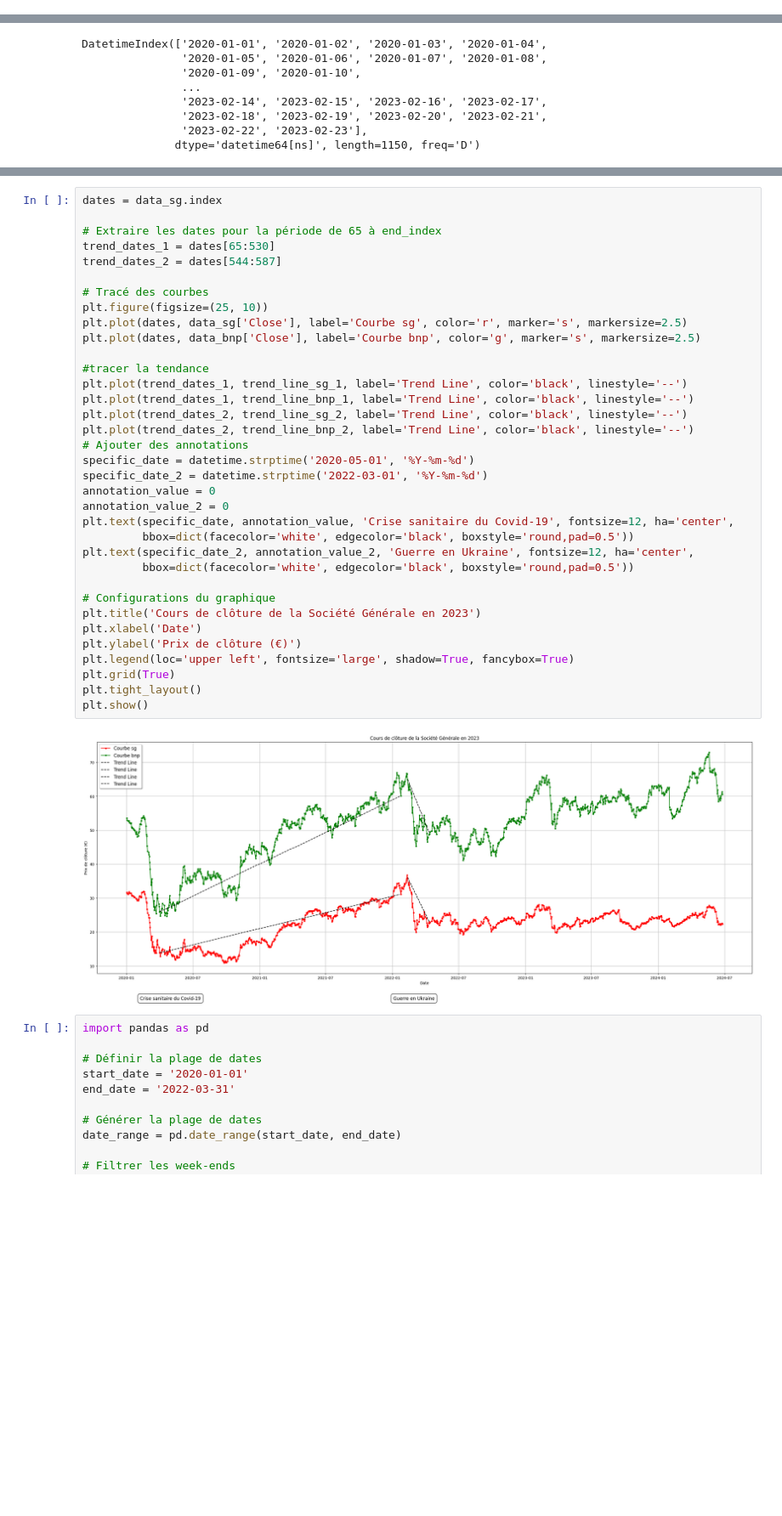
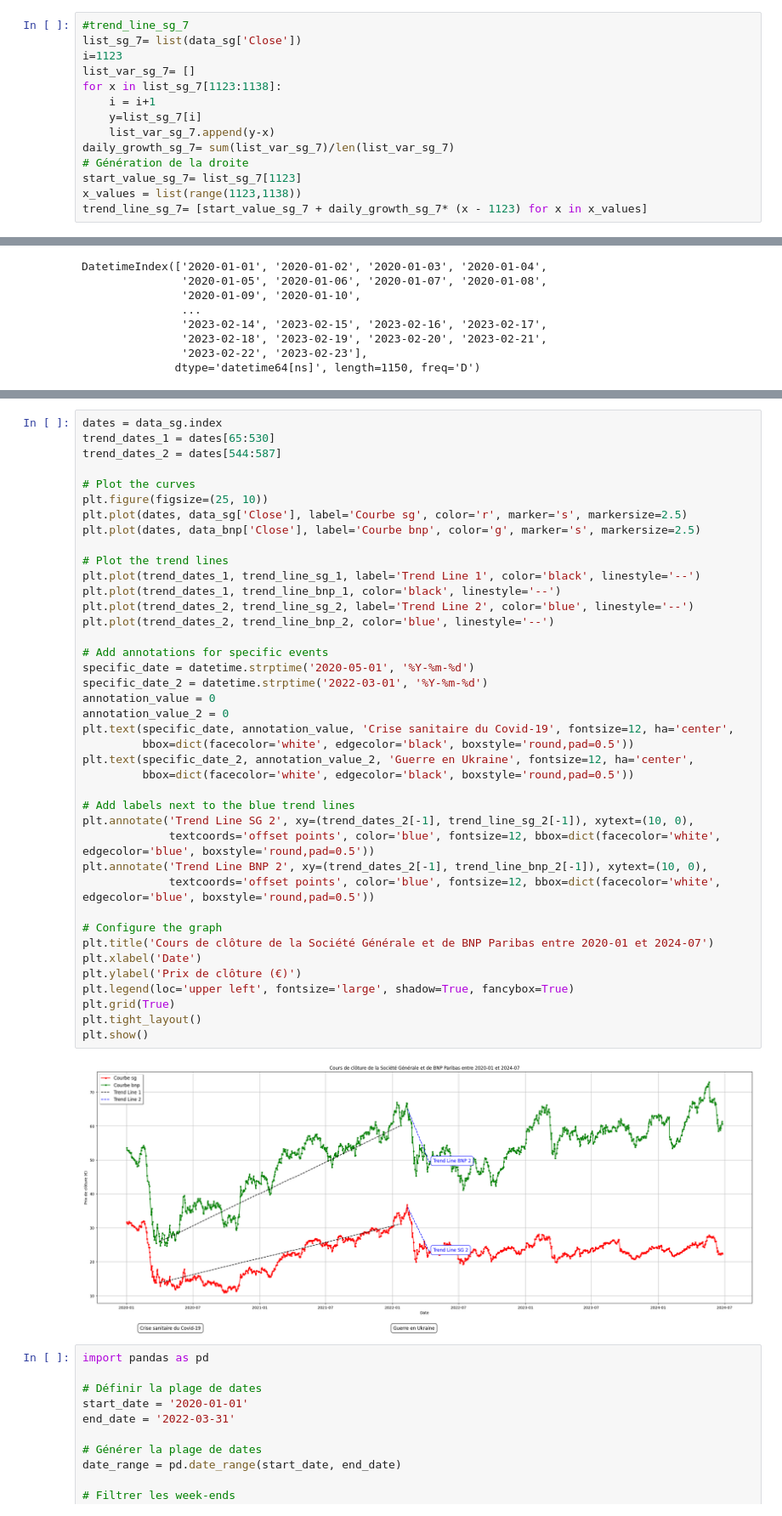
Before and after one commit to douaabllg/Workspace-Douaa, a Jupyter notebook: data_viz.ipynb, the cells around one changed output, grey strips where cells are left out. Shown: that part at 85% size. Drawn from its saved outputs; the diff is of its cells as text; blank space fills up the shorter version.

```diff
--- a/data_viz.ipynb
+++ b/data_viz.ipynb
@@ -246,3 +302,17 @@ trend_line_sg_2= [start_value_sg_2 + daily_growth_sg_2* (x - 544) for x in x_val
+# %%
+#trend_line_sg_7
+list_sg_7= list(data_sg['Close'])
+i=1123
+list_var_sg_7= []
+for x in list_sg_7[1123:1138]:
+    i = i+1
+    y=list_sg_7[i]
+    list_var_sg_7.append(y-x)
+daily_growth_sg_7= sum(list_var_sg_7)/len(list_var_sg_7)
+# Génération de la droite
+start_value_sg_7= list_sg_7[1123]
+x_values = list(range(1123,1138))
+trend_line_sg_7= [start_value_sg_7 + daily_growth_sg_7* (x - 1123) for x in x_values]
 # %%
 #trend_line_bnp_1
 list_bnp_1=list(data_bnp['Close'])
@@ -313,40 +542,45 @@ DatetimeIndex(['2020-01-01', '2020-01-02', '2020-01-03', '2020-01-04',
 # %%
 dates = data_sg.index
-
-# Extraire les dates pour la période de 65 à end_index
 trend_dates_1 = dates[65:530]
 trend_dates_2 = dates[544:587]
 
-# Tracé des courbes
+# Plot the curves
 plt.figure(figsize=(25, 10))
 plt.plot(dates, data_sg['Close'], label='Courbe sg', color='r', marker='s', markersize=2.5)
 plt.plot(dates, data_bnp['Close'], label='Courbe bnp', color='g', marker='s', markersize=2.5)
 
-#tracer la tendance
-plt.plot(trend_dates_1, trend_line_sg_1, label='Trend Line', color='black', linestyle='--')
-plt.plot(trend_dates_1, trend_line_bnp_1, label='Trend Line', color='black', linestyle='--')
-plt.plot(trend_dates_2, trend_line_sg_2, label='Trend Line', color='black', linestyle='--')
-plt.plot(trend_dates_2, trend_line_bnp_2, label='Trend Line', color='black', linestyle='--')
-# Ajouter des annotations
+# Plot the trend lines
+plt.plot(trend_dates_1, trend_line_sg_1, label='Trend Line 1', color='black', linestyle='--')
+plt.plot(trend_dates_1, trend_line_bnp_1, color='black', linestyle='--')
+plt.plot(trend_dates_2, trend_line_sg_2, label='Trend Line 2', color='blue', linestyle='--')
+plt.plot(trend_dates_2, trend_line_bnp_2, color='blue', linestyle='--')
+
+# Add annotations for specific events
 specific_date = datetime.strptime('2020-05-01', '%Y-%m-%d')
 specific_date_2 = datetime.strptime('2022-03-01', '%Y-%m-%d')
 annotation_value = 0
 annotation_value_2 = 0
 plt.text(specific_date, annotation_value, 'Crise sanitaire du Covid-19', fontsize=12, ha='center',
          bbox=dict(facecolor='white', edgecolor='black', boxstyle='round,pad=0.5'))
 plt.text(specific_date_2, annotation_value_2, 'Guerre en Ukraine', fontsize=12, ha='center',
          bbox=dict(facecolor='white', edgecolor='black', boxstyle='round,pad=0.5'))
 
-# Configurations du graphique
-plt.title('Cours de clôture de la Société Générale en 2023')
+# Add labels next to the blue trend lines
+plt.annotate('Trend Line SG 2', xy=(trend_dates_2[-1], trend_line_sg_2[-1]), xytext=(10, 0),
+             textcoords='offset points', color='blue', fontsize=12, bbox=dict(facecolor='white', edgecolor='blue', boxstyle='round,pad=0.5'))
+plt.annotate('Trend Line BNP 2', xy=(trend_dates_2[-1], trend_line_bnp_2[-1]), xytext=(10, 0),
+             textcoords='offset points', color='blue', fontsize=12, bbox=dict(facecolor='white', edgecolor='blue', boxstyle='round,pad=0.5'))
+
+# Configure the graph
+plt.title('Cours de clôture de la Société Générale et de BNP Paribas entre 2020-01 et 2024-07')
 plt.xlabel('Date')
 plt.ylabel('Prix de clôture (€)')
 plt.legend(loc='upper left', fontsize='large', shadow=True, fancybox=True)
 plt.grid(True)
 plt.tight_layout()
 plt.show()
 # %% [output]
-[figure, old version]
+[figure, new version]
 # %%
 import pandas as pd
 
```
Also changed, not shown: parts of 21 cells of this notebook.
